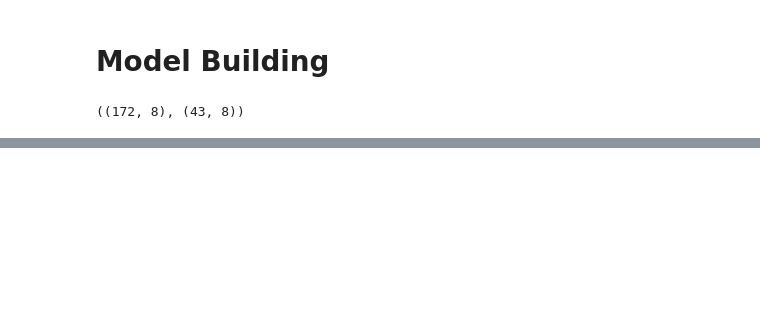
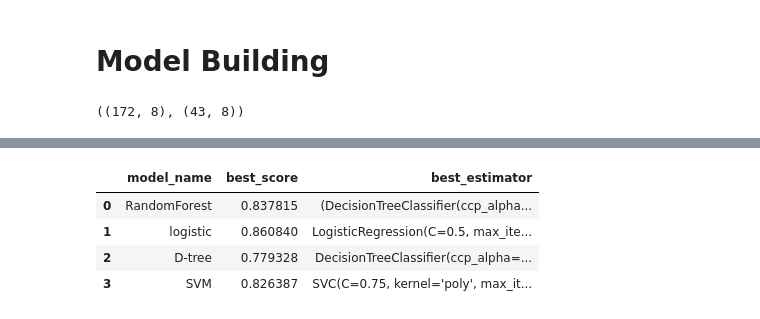
Before and after one commit to aman-thapa/Campus-placement-predictor, a Jupyter notebook: Campus_Placement_Predictor.ipynb, the cells around one changed output, grey strips where cells are left out. Cells and saved outputs as stored; diff of their text form; code cells hidden in the pictures; blank space fills up the shorter version.

```diff
--- a/Campus_Placement_Predictor.ipynb
+++ b/Campus_Placement_Predictor.ipynb
@@ -564,0 +603,11 @@ tree.plot_tree(dc, filled= True, class_names = ['Not Placed', 'Placed'], feature
+# %%
+scores = []
+for model_name, mp in params.items():
+
+  clf = RandomizedSearchCV(mp['model'], param_distributions = mp['params'], cv = 5, n_iter = 10, n_jobs = -1, scoring  ='accuracy')
+  clf.fit(X_train, y_train)
+  scores.append({
+      'model_name': model_name,
+      'best_score': clf.best_score_,
+      'best_estimator': clf.best_estimator_
+  })
@@ -564,0 +632,9 @@ tree.plot_tree(dc, filled= True, class_names = ['Not Placed', 'Placed'], feature
+# %%
+scores_df = pd.DataFrame(data = scores, columns = ['model_name', 'best_score', 'best_estimator'])
+scores_df.head()
+# %% [output]
+|  | model_name | best_score | best_estimator |
+| 0 | RandomForest | 0.837815 | (DecisionTreeClassifier(ccp_alpha... |
+| 1 | logistic | 0.860840 | LogisticRegression(C=0.5, max_ite... |
+| 2 | D-tree | 0.779328 | DecisionTreeClassifier(ccp_alpha=... |
+| 3 | SVM | 0.826387 | SVC(C=0.75, kernel='poly', max_it... |
```
Also changed, not shown: parts of 16 cells of this notebook.
